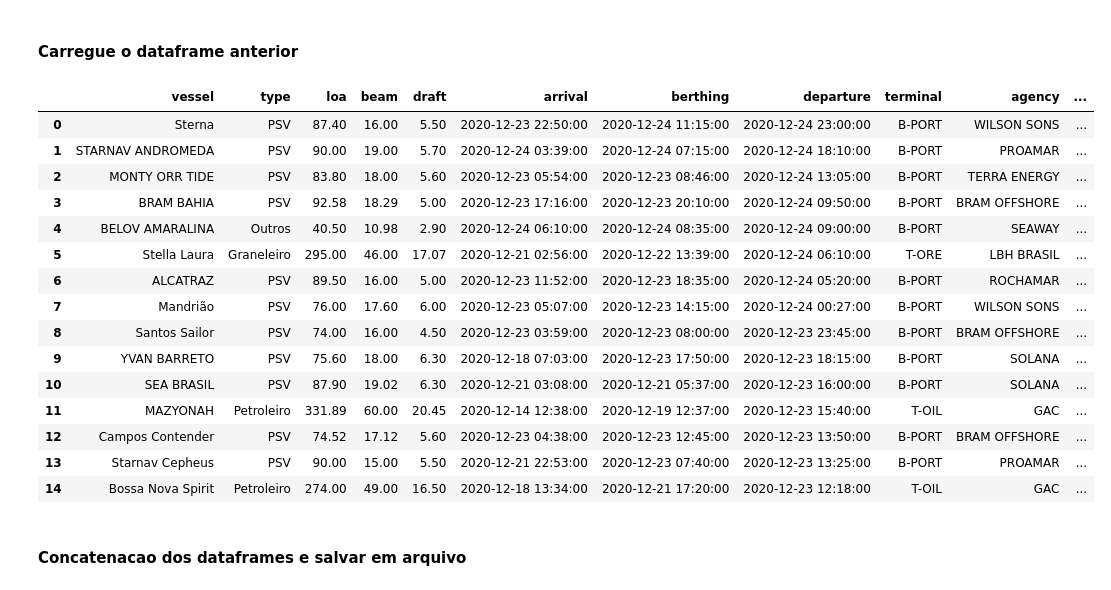
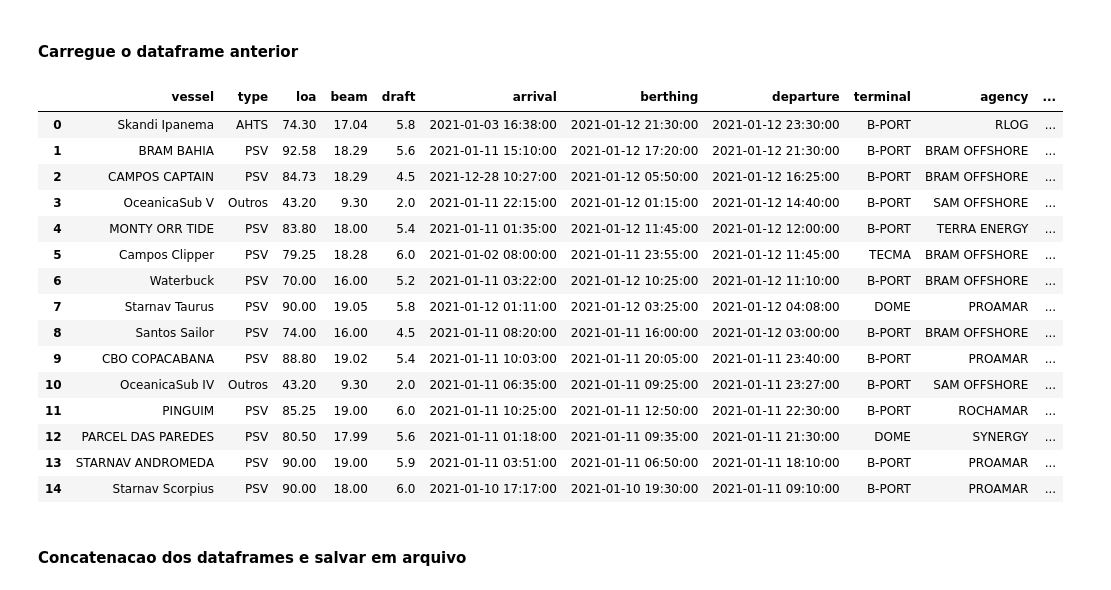
Before and after one commit to KPxto/data_analysis-acu_port, a Jupyter notebook: Analise_NaviosAçu.ipynb, the cells around one changed output. Saved outputs shown, nothing was run; the diff lists cells and outputs as text; code cells hidden in the pictures.

```diff
--- a/Analise_NaviosAçu.ipynb
+++ b/Analise_NaviosAçu.ipynb
@@ -121,25 +118,25 @@ df0
 # %% [markdown]
 #### Carregue o dataframe anterior
 # %%
-df1 = pd.read_csv('prumo_marco29.csv')
+df1 = pd.read_csv('prumo_marco29.csv.csv')
 df1.head(15)
 # %% [output]
 |  | vessel | type | loa | beam | draft | arrival | berthing | departure | terminal | agency | ... |
-| 0 | Sterna | PSV | 87.40 | 16.00 | 5.50 | 2020-12-23 22:50:00 | 2020-12-24 11:15:00 | 2020-12-24 23:00:00 | B-PORT | WILSON SONS | ... |
-| 1 | STARNAV ANDROMEDA | PSV | 90.00 | 19.00 | 5.70 | 2020-12-24 03:39:00 | 2020-12-24 07:15:00 | 2020-12-24 18:10:00 | B-PORT | PROAMAR | ... |
-| 2 | MONTY ORR TIDE | PSV | 83.80 | 18.00 | 5.60 | 2020-12-23 05:54:00 | 2020-12-23 08:46:00 | 2020-12-24 13:05:00 | B-PORT | TERRA ENERGY | ... |
-| 3 | BRAM BAHIA | PSV | 92.58 | 18.29 | 5.00 | 2020-12-23 17:16:00 | 2020-12-23 20:10:00 | 2020-12-24 09:50:00 | B-PORT | BRAM OFFSHORE | ... |
-| 4 | BELOV AMARALINA | Outros | 40.50 | 10.98 | 2.90 | 2020-12-24 06:10:00 | 2020-12-24 08:35:00 | 2020-12-24 09:00:00 | B-PORT | SEAWAY | ... |
-| 5 | Stella Laura | Graneleiro | 295.00 | 46.00 | 17.07 | 2020-12-21 02:56:00 | 2020-12-22 13:39:00 | 2020-12-24 06:10:00 | T-ORE | LBH BRASIL | ... |
-| 6 | ALCATRAZ | PSV | 89.50 | 16.00 | 5.00 | 2020-12-23 11:52:00 | 2020-12-23 18:35:00 | 2020-12-24 05:20:00 | B-PORT | ROCHAMAR | ... |
-| 7 | Mandrião | PSV | 76.00 | 17.60 | 6.00 | 2020-12-23 05:07:00 | 2020-12-23 14:15:00 | 2020-12-24 00:27:00 | B-PORT | WILSON SONS | ... |
-| 8 | Santos Sailor | PSV | 74.00 | 16.00 | 4.50 | 2020-12-23 03:59:00 | 2020-12-23 08:00:00 | 2020-12-23 23:45:00 | B-PORT | BRAM OFFSHORE | ... |
-| 9 | YVAN BARRETO | PSV | 75.60 | 18.00 | 6.30 | 2020-12-18 07:03:00 | 2020-12-23 17:50:00 | 2020-12-23 18:15:00 | B-PORT | SOLANA | ... |
-| 10 | SEA BRASIL | PSV | 87.90 | 19.02 | 6.30 | 2020-12-21 03:08:00 | 2020-12-21 05:37:00 | 2020-12-23 16:00:00 | B-PORT | SOLANA | ... |
-| 11 | MAZYONAH | Petroleiro | 331.89 | 60.00 | 20.45 | 2020-12-14 12:38:00 | 2020-12-19 12:37:00 | 2020-12-23 15:40:00 | T-OIL | GAC | ... |
-| 12 | Campos Contender | PSV | 74.52 | 17.12 | 5.60 | 2020-12-23 04:38:00 | 2020-12-23 12:45:00 | 2020-12-23 13:50:00 | B-PORT | BRAM OFFSHORE | ... |
-| 13 | Starnav Cepheus | PSV | 90.00 | 15.00 | 5.50 | 2020-12-21 22:53:00 | 2020-12-23 07:40:00 | 2020-12-23 13:25:00 | B-PORT | PROAMAR | ... |
-| 14 | Bossa Nova Spirit | Petroleiro | 274.00 | 49.00 | 16.50 | 2020-12-18 13:34:00 | 2020-12-21 17:20:00 | 2020-12-23 12:18:00 | T-OIL | GAC | ... |
+| 0 | Skandi Ipanema | AHTS | 74.30 | 17.04 | 5.8 | 2021-01-03 16:38:00 | 2021-01-12 21:30:00 | 2021-01-12 23:30:00 | B-PORT | RLOG | ... |
+| 1 | BRAM BAHIA | PSV | 92.58 | 18.29 | 5.6 | 2021-01-11 15:10:00 | 2021-01-12 17:20:00 | 2021-01-12 21:30:00 | B-PORT | BRAM OFFSHORE | ... |
+| 2 | CAMPOS CAPTAIN | PSV | 84.73 | 18.29 | 4.5 | 2021-12-28 10:27:00 | 2021-01-12 05:50:00 | 2021-01-12 16:25:00 | B-PORT | BRAM OFFSHORE | ... |
+| 3 | OceanicaSub V | Outros | 43.20 | 9.30 | 2.0 | 2021-01-11 22:15:00 | 2021-01-12 01:15:00 | 2021-01-12 14:40:00 | B-PORT | SAM OFFSHORE | ... |
+| 4 | MONTY ORR TIDE | PSV | 83.80 | 18.00 | 5.4 | 2021-01-11 01:35:00 | 2021-01-12 11:45:00 | 2021-01-12 12:00:00 | B-PORT | TERRA ENERGY | ... |
+| 5 | Campos Clipper | PSV | 79.25 | 18.28 | 6.0 | 2021-01-02 08:00:00 | 2021-01-11 23:55:00 | 2021-01-12 11:45:00 | TECMA | BRAM OFFSHORE | ... |
+| 6 | Waterbuck | PSV | 70.00 | 16.00 | 5.2 | 2021-01-11 03:22:00 | 2021-01-12 10:25:00 | 2021-01-12 11:10:00 | B-PORT | BRAM OFFSHORE | ... |
+| 7 | Starnav Taurus | PSV | 90.00 | 19.05 | 5.8 | 2021-01-12 01:11:00 | 2021-01-12 03:25:00 | 2021-01-12 04:08:00 | DOME | PROAMAR | ... |
+| 8 | Santos Sailor | PSV | 74.00 | 16.00 | 4.5 | 2021-01-11 08:20:00 | 2021-01-11 16:00:00 | 2021-01-12 03:00:00 | B-PORT | BRAM OFFSHORE | ... |
+| 9 | CBO COPACABANA | PSV | 88.80 | 19.02 | 5.4 | 2021-01-11 10:03:00 | 2021-01-11 20:05:00 | 2021-01-11 23:40:00 | B-PORT | PROAMAR | ... |
+| 10 | OceanicaSub IV | Outros | 43.20 | 9.30 | 2.0 | 2021-01-11 06:35:00 | 2021-01-11 09:25:00 | 2021-01-11 23:27:00 | B-PORT | SAM OFFSHORE | ... |
+| 11 | PINGUIM | PSV | 85.25 | 19.00 | 6.0 | 2021-01-11 10:25:00 | 2021-01-11 12:50:00 | 2021-01-11 22:30:00 | B-PORT | ROCHAMAR | ... |
+| 12 | PARCEL DAS PAREDES | PSV | 80.50 | 17.99 | 5.6 | 2021-01-11 01:18:00 | 2021-01-11 09:35:00 | 2021-01-11 21:30:00 | DOME | SYNERGY | ... |
+| 13 | STARNAV ANDROMEDA | PSV | 90.00 | 19.00 | 5.9 | 2021-01-11 03:51:00 | 2021-01-11 06:50:00 | 2021-01-11 18:10:00 | B-PORT | PROAMAR | ... |
+| 14 | Starnav Scorpius | PSV | 90.00 | 18.00 | 6.0 | 2021-01-10 17:17:00 | 2021-01-10 19:30:00 | 2021-01-11 09:10:00 | B-PORT | PROAMAR | ... |
 # %% [markdown]
 #### Concatenacao dos dataframes e salvar em arquivo
 # %%
```
Also changed, not shown: parts of 6 cells of this notebook, 4 other files.
